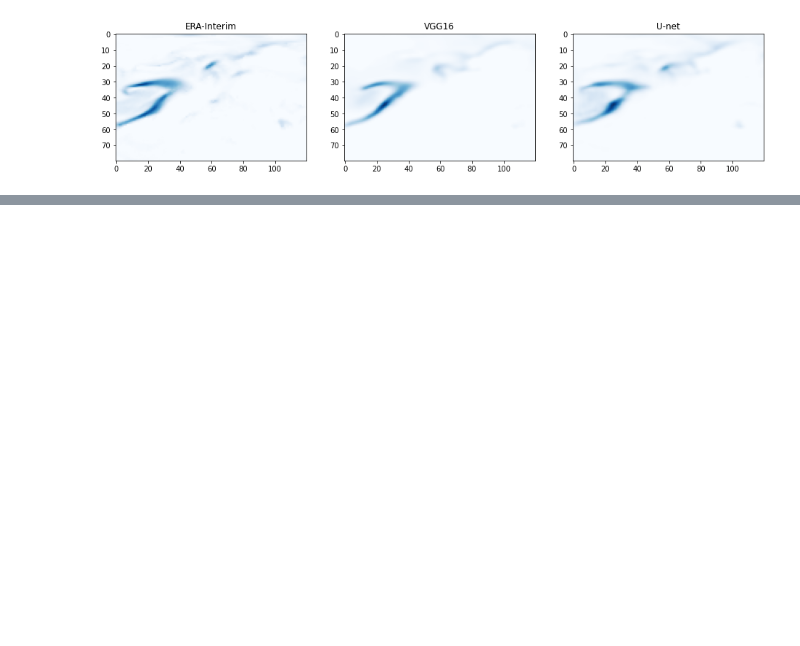
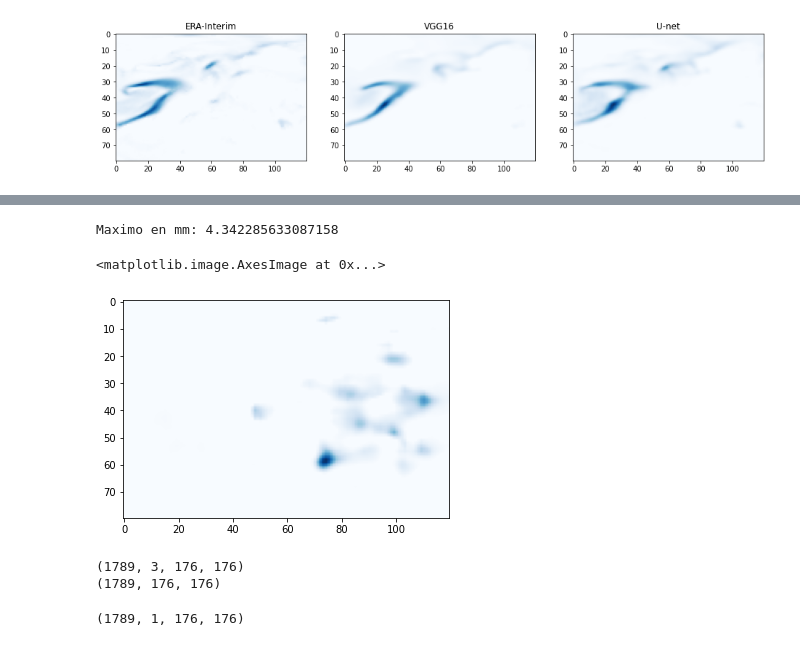
Before and after one commit to JFC95/ProyectoIntegrador_Weather, a Jupyter notebook: Notebooks/validacion_imagenes.ipynb, the cells around one changed output, grey strips where cells are left out. Saved outputs shown, nothing was run; the diff lists cells and outputs as text; code cells hidden in the pictures; blank space fills up the shorter version.

```diff
--- a/Notebooks/validacion_imagenes.ipynb
+++ b/Notebooks/validacion_imagenes.ipynb
@@ -39,0 +75,4 @@ plt.show()
+# %%
+modelo = load_model('/opt/datos/entrenamientos/larraondo/vgg16_0_3_5.h5')
+# %%
+grib = gdal.Open('/opt/wrfdatos/GFS025/2020_01/05_18/GFS_2020010518+009.grib2')
@@ -39,0 +118,7 @@ plt.show()
+# %%
+print(f"Maximo en mm: {y_pred[0,:,:,0].max()}")
+plt.imshow(y_pred[0,:,:,0], cmap = 'Blues')
+# %% [output]
+Maximo en mm: 4.342285633087158
+<matplotlib.image.AxesImage at 0x...>
+[figure, added]
@@ -39,0 +127,10 @@ plt.show()
+# %%
+model = load_model('/opt/datos/entrenamientos/unet98_mm_No_normalized.h5')
+x_test = np.load("/opt/datos/dataset/sin_normalizar/X_test.npy")
+y_test = np.load("/opt/datos/dataset/milimetros/Y_test.npy")
+
+print(x_test.shape)
+print(y_test.shape)
+# %% [output]
+(1789, 3, 176, 176)
+(1789, 176, 176)
@@ -39,0 +139,5 @@ plt.show()
+# %%
+y_pred = model.predict(x_test)
+print(y_pred.shape)
+# %% [output]
+(1789, 1, 176, 176)
```
Also changed, not shown: parts of 13 cells of this notebook.
